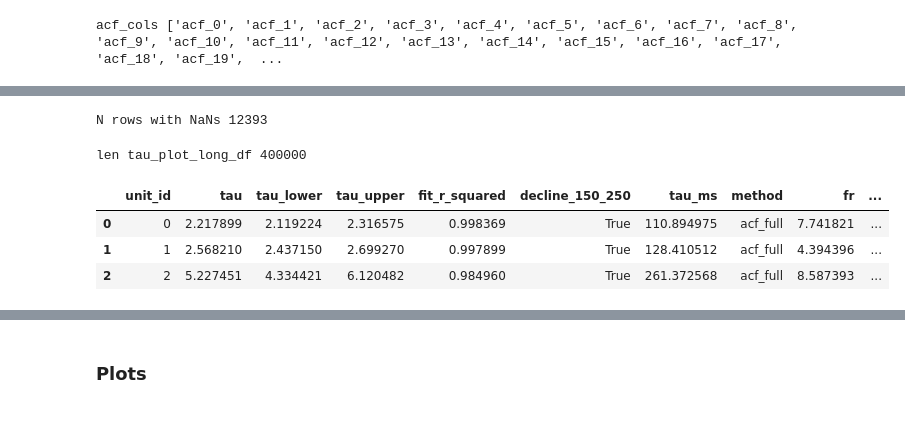
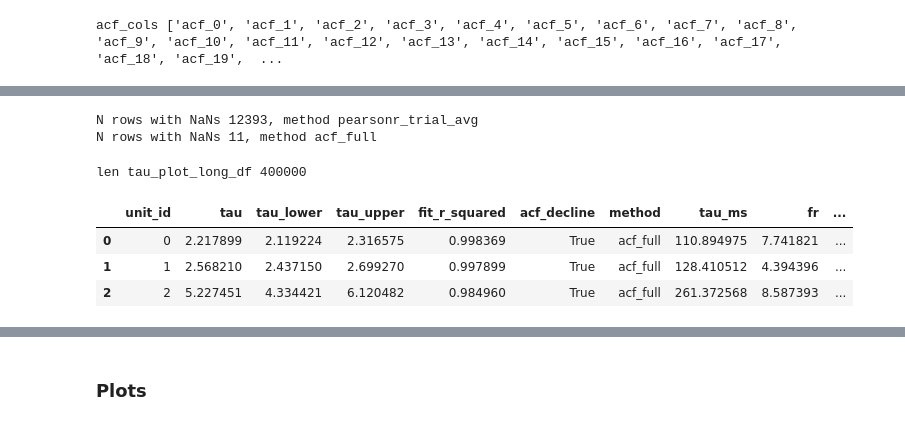
Before and after one commit to iinnpp/isttc, a Jupyter notebook: notebooks/synthetic/plot_taus_parametric_inclusion.ipynb, the cells around one changed output, grey strips where cells are left out. Saved outputs shown, nothing was run; the diff lists cells and outputs as text; code cells hidden in the pictures.

```diff
--- a/notebooks/synthetic/plot_taus_parametric_inclusion.ipynb
+++ b/notebooks/synthetic/plot_taus_parametric_inclusion.ipynb
@@ -77,7 +88,7 @@ def calculate_acf_decline_flag(acf_, start_idx=1, end_idx=4):
     acf_decay = np.all(np.diff(acf_[start_idx:end_idx]) <= 0)
     return acf_decay
 # %%
-def get_trials_plot_df(trial_dict_, method_, n_iteration_=None):
+def get_trials_plot_df(trial_dict_, method_, alphas_, fr_values_, taus_ms_, n_iteration_=None):
     records = []
     for unit_id, data in trial_dict_.items():
         taus = data['taus']
@@ -95,16 +106,24 @@ def get_trials_plot_df(trial_dict_, method_, n_iteration_=None):
             records.append({
                 'unit_id': unit_id,
                 'tau': tau_dict['tau'],
+                'tau_lower': tau_dict['tau_lower'],
+                'tau_upper': tau_dict['tau_upper'],
                 'fit_r_squared': tau_dict['fit_r_squared'],
-                'decline_150_250': calculate_acf_decline_flag(acf_array, start_idx=2, end_idx=4),
+                'acf_decline': calculate_acf_decline_flag(acf_array, start_idx=1, end_idx=4),
                 'method': method_,
             })
 
     df = pd.DataFrame.from_records(records)
     df['tau_ms'] = df['tau'] * 50
 
+    df['fr'] = fr_values_
+    df['alpha'] = alphas_
+    df['tau_ms_true'] = taus_ms_
+    df['tau_diff_abs'] = np.abs(df['tau_ms'] - df['tau_ms_true'])
+    df['tau_diff_rel'] = df['tau_diff_abs'] / df['tau_ms_true'] * 100
+
     nan_count = df.isna().any(axis=1).sum()
     if nan_count > 0:
-        print(f'N rows with NaNs {nan_count}')
+        print(f'N rows with NaNs {nan_count}, method {method_}')
 
     return df
@@ -176,37 +159,33 @@ N rows with NaNs 0
 # for trial based measures one realization of trials is taken
 random_trials_impl = np.zeros(len(sttc_trial_concat_dict)).astype(int)
 
-pearsontr_trial_avg_plot_df = get_trials_plot_df(pearsonr_trial_avg_dict, 'pearsonr_trial_avg', random_trials_impl)
-sttc_trial_concat_plot_df = get_trials_plot_df(sttc_trial_concat_dict, 'sttc_trial_concat', random_trials_impl)
+pearsontr_trial_plot_df = get_trials_plot_df(pearsonr_trial_avg_dict, 'pearsonr_trial_avg', alphas, fr_values, taus_ms, random_trials_impl)
+isttc_trial_plot_df = get_trials_plot_df(sttc_trial_concat_dict, 'sttc_trial_concat', alphas, fr_values, taus_ms, random_trials_impl)
 
-pearsontr_trial_avg_plot_df['fr'] = fr_values
-pearsontr_trial_avg_plot_df['alpha'] = alphas
-pearsontr_trial_avg_plot_df['tau_ms_true'] = taus_ms
-pearsontr_trial_avg_plot_df['tau_diff_abs'] = np.abs(pearsontr_trial_avg_plot_df['tau_ms'] - pearsontr_trial_avg_plot_df['tau_ms_true'])
-pearsontr_trial_avg_plot_df['tau_diff_rel'] = pearsontr_trial_avg_plot_df['tau_diff_abs'] / pearsontr_trial_avg_plot_df['tau_ms_true'] * 100
-
-sttc_trial_concat_plot_df['fr'] = fr_values
-sttc_trial_concat_plot_df['alpha'] = alphas
-sttc_trial_concat_plot_df['tau_ms_true'] = taus_ms
-sttc_trial_concat_plot_df['tau_diff_abs'] = np.abs(sttc_trial_concat_plot_df['tau_ms'] - sttc_trial_concat_plot_df['tau_ms_true'])
-sttc_trial_concat_plot_df['tau_diff_rel'] = sttc_trial_concat_plot_df['tau_diff_abs'] / sttc_trial_concat_plot_df['tau_ms_true'] * 100
+isttc_full_plot_df = get_full_plot_df(isttc_full_dict, 'isttc_full', alphas, fr_values, taus_ms)
+acf_full_plot_df = get_full_plot_df(acf_full_dict, 'acf_full', alphas, fr_values, taus_ms)
 # %% [output]
-N rows with NaNs 12393
+N rows with NaNs 12393, method pearsonr_trial_avg
+N rows with NaNs 11, method acf_full
 # %%
 tau_plot_all_long_df = pd.concat([acf_full_plot_df, isttc_full_plot_df,
-                              pearsontr_trial_avg_plot_df,
-                              sttc_trial_concat_plot_df])
-tau_plot_all_long_df['log_tau_ms'] = np.log10(tau_plot_all_long_df['tau_ms'])
-tau_plot_all_long_df['ci_size'] = tau_plot_all_long_df['tau_upper'] - tau_plot_all_long_df['tau_lower']
+                              pearsontr_trial_plot_df,
+                              isttc_trial_plot_df])
+#tau_plot_all_long_df['log_tau_ms'] = np.log10(tau_plot_all_long_df['tau_ms'])
+#tau_plot_all_long_df['ci_size'] = tau_plot_all_long_df['tau_upper'] - tau_plot_all_long_df['tau_lower']
 tau_plot_all_long_df.reset_index(inplace=True, drop=True)
+
+tau_plot_all_long_df['ci_zero_excluded'] = (
+    (tau_plot_all_long_df['tau_lower'] > 0) | (tau_plot_all_long_df['tau_upper'] < 0)
+).astype(int)
 
 print(f'len tau_plot_long_df {len(tau_plot_all_long_df)}')
 
 tau_plot_all_long_df.head(3)
 # %% [output]
 len tau_plot_long_df 400000
-|  | unit_id | tau | tau_lower | tau_upper | fit_r_squared | decline_150_250 | tau_ms | method | fr | ... |
-| 0 | 0 | 2.217899 | 2.119224 | 2.316575 | 0.998369 | True | 110.894975 | acf_full | 7.741821 | ... |
-| 1 | 1 | 2.568210 | 2.437150 | 2.699270 | 0.997899 | True | 128.410512 | acf_full | 4.394396 | ... |
-| 2 | 2 | 5.227451 | 4.334421 | 6.120482 | 0.984960 | True | 261.372568 | acf_full | 8.587393 | ... |
+|  | unit_id | tau | tau_lower | tau_upper | fit_r_squared | acf_decline | method | tau_ms | fr | ... |
+| 0 | 0 | 2.217899 | 2.119224 | 2.316575 | 0.998369 | True | acf_full | 110.894975 | 7.741821 | ... |
+| 1 | 1 | 2.568210 | 2.437150 | 2.699270 | 0.997899 | True | acf_full | 128.410512 | 4.394396 | ... |
+| 2 | 2 | 5.227451 | 4.334421 | 6.120482 | 0.984960 | True | acf_full | 261.372568 | 8.587393 | ... |
 # %%
```
Also changed, not shown: parts of 42 cells of this notebook, 2 other files.
